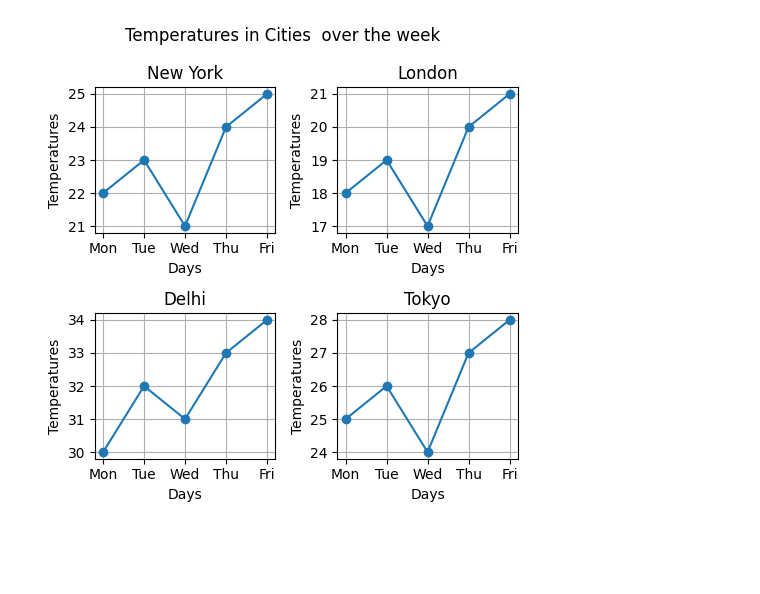
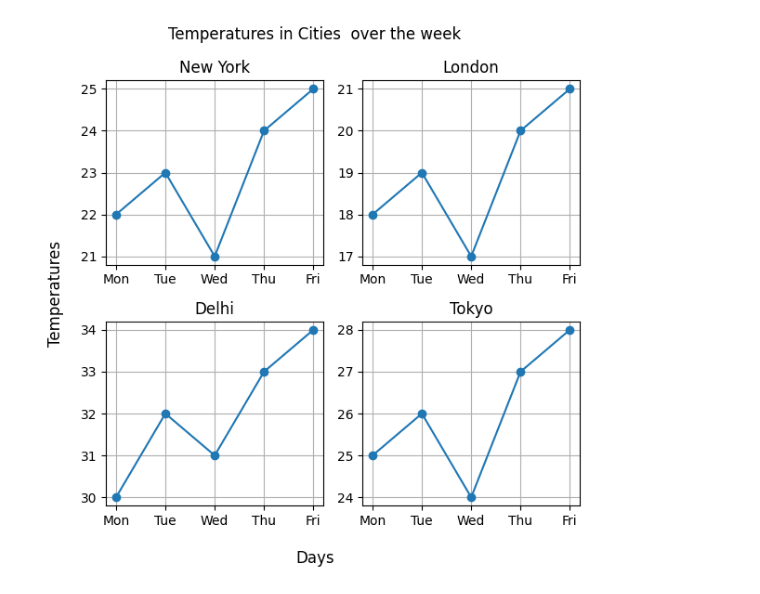
Before and after one commit to ankita-auth/AI-ML, a Jupyter notebook: Data_Visualization(Part2)/Practice_Problem.ipynb, the cells around one changed output. Drawn from its saved outputs; the diff is of its cells as text; code cells hidden in the pictures; blank space fills up the shorter version.

```diff
--- a/Data_Visualization(Part2)/Practice_Problem.ipynb
+++ b/Data_Visualization(Part2)/Practice_Problem.ipynb
@@ -1,30 +1,39 @@
 # %%
 # Task
 import numpy as np
 import matplotlib.pyplot as  plt
 days = ["Mon", "Tue", "Wed", "Thu", "Fri"]
 cities = ["New York", "London", "Delhi", "Tokyo"]
 temperatures = [
     [22, 23, 21, 24, 25],  # New York
     [18, 19, 17, 20, 21],  # London
     [30, 32, 31, 33, 34],  # Delhi
     [25, 26, 24, 27, 28],  # Tokyo
 ]
 
-fig,ax=plt.subplots(2,2,figsize=(5,5))
+fig,ax=plt.subplots(2,2,figsize=(6,6))
 
-c=0
-for i in range(2):
-    for j in range(2):
-        ax[i][j].plot(days,temperatures[c],marker='o')
-        ax[i][j].set_title(cities[c])
-        ax[i][j].grid()
-        ax[i][j].set_xlabel("Days")
-        ax[i][j].set_ylabel("Temperatures")
-        c+=1
+# c=0
+# for i in range(2):
+#     for j in range(2):
+#         ax[i][j].plot(days,temperatures[c],marker='o')
+#         ax[i][j].set_title(cities[c])
+#         ax[i][j].grid()
+#         ax[i][j].set_xlabel("Days")
+#         ax[i][j].set_ylabel("Temperatures")
+#         c+=1
 
+axes=ax.flatten()
+for i,ax in enumerate(axes): #give index and array value at that index
+    ax.plot(days,temperatures[i],marker='o')
+    ax.set_title(cities[i])
+    ax.grid(True)
 
 fig.suptitle("Temperatures in Cities  over the week")
+
+fig.supxlabel("Days")
+fig.supylabel("Temperatures")
+
 fig.tight_layout()
 # %% [output]
-[figure, old version]
+[figure, new version]
```
Also changed, not shown: 1 other file.
